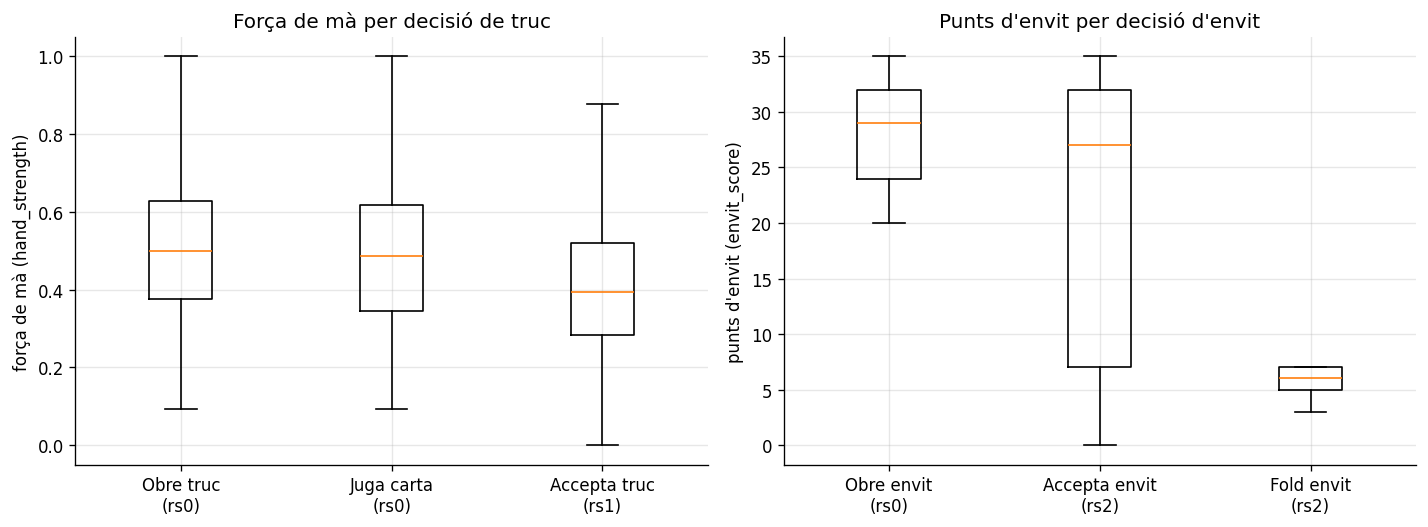
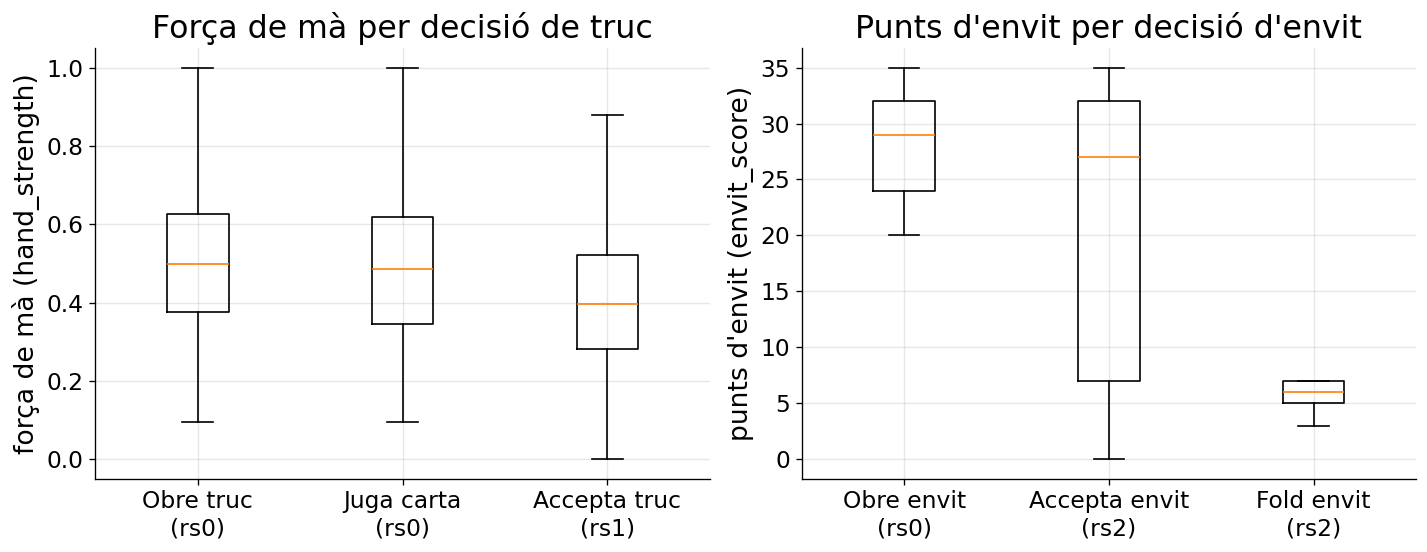
Unified diff of the notebook cell whose output changed from the first chart to the second:
--- before
+++ after
@@ -1,4 +1,5 @@
 # Boxplots amb el CONTEXT correcte de cada acció (no barreja estats).
-fig, axes = plt.subplots(1, 2, figsize=(12, 4.5))
+# Fonts grans: la figura s'escala a \textwidth a la memoria (factor ~0.5).
+fig, axes = plt.subplots(1, 2, figsize=(12, 4.7))
 # Esquerra: força de mà segons l'acció de TRUC, cadascuna en el seu context
 grups_truc = [
@@ -8,5 +9,5 @@
 ]
 axes[0].boxplot([g.values for _, g in grups_truc], tick_labels=[n for n, _ in grups_truc], showfliers=False)
-axes[0].set_ylabel('força de mà (hand_strength)'); axes[0].set_title('Força de mà per decisió de truc')
+axes[0].set_ylabel('força de mà (hand_strength)', fontsize=16); axes[0].set_title('Força de mà per decisió de truc', fontsize=19)
 # Dreta: punts d'envit segons l'acció d'ENVIT, cadascuna en el seu context
 grups_env = [
@@ -16,5 +17,7 @@
 ]
 axes[1].boxplot([g.values for _, g in grups_env], tick_labels=[n for n, _ in grups_env], showfliers=False)
-axes[1].set_ylabel("punts d'envit (envit_score)"); axes[1].set_title("Punts d'envit per decisió d'envit")
+axes[1].set_ylabel("punts d'envit (envit_score)", fontsize=16); axes[1].set_title("Punts d'envit per decisió d'envit", fontsize=19)
+for ax in axes:
+    ax.tick_params(axis='both', labelsize=14)
 plt.tight_layout(); fig.savefig(FIG_DIR / 'forca_x_accio.pdf', bbox_inches='tight'); plt.show()
 for nom, g in grups_truc:

Commit: final